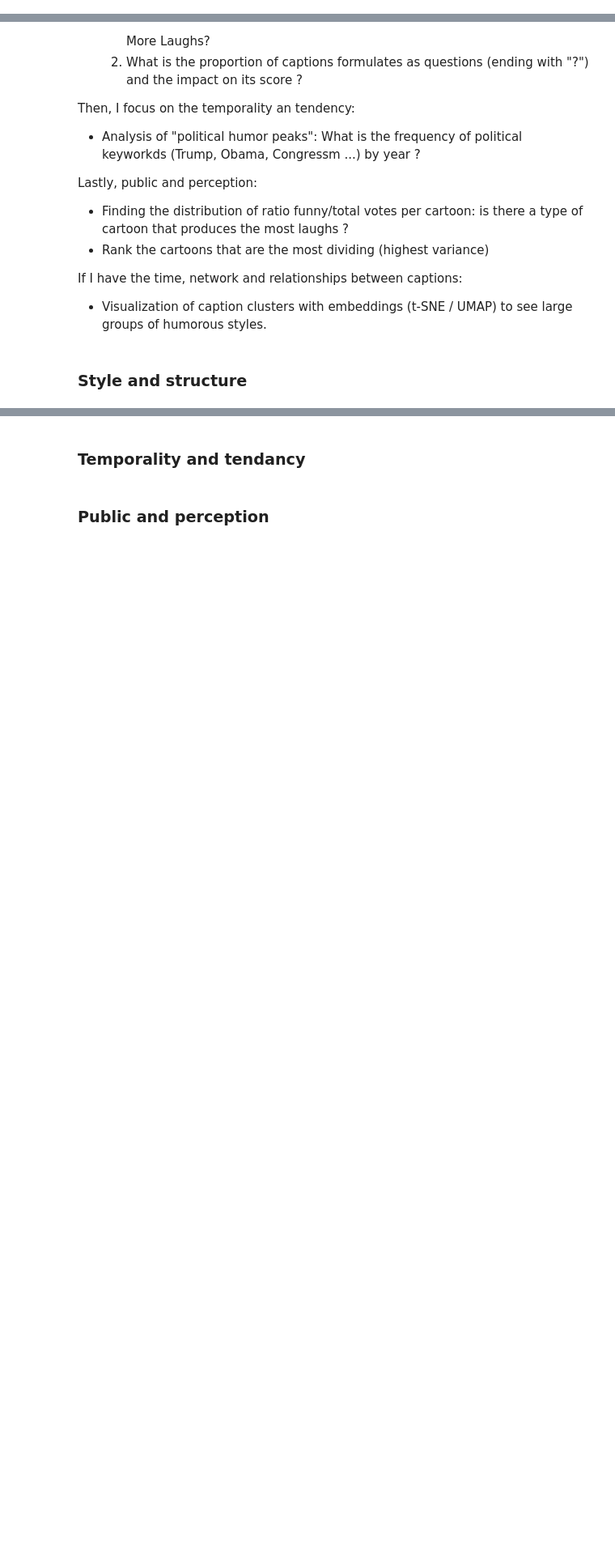
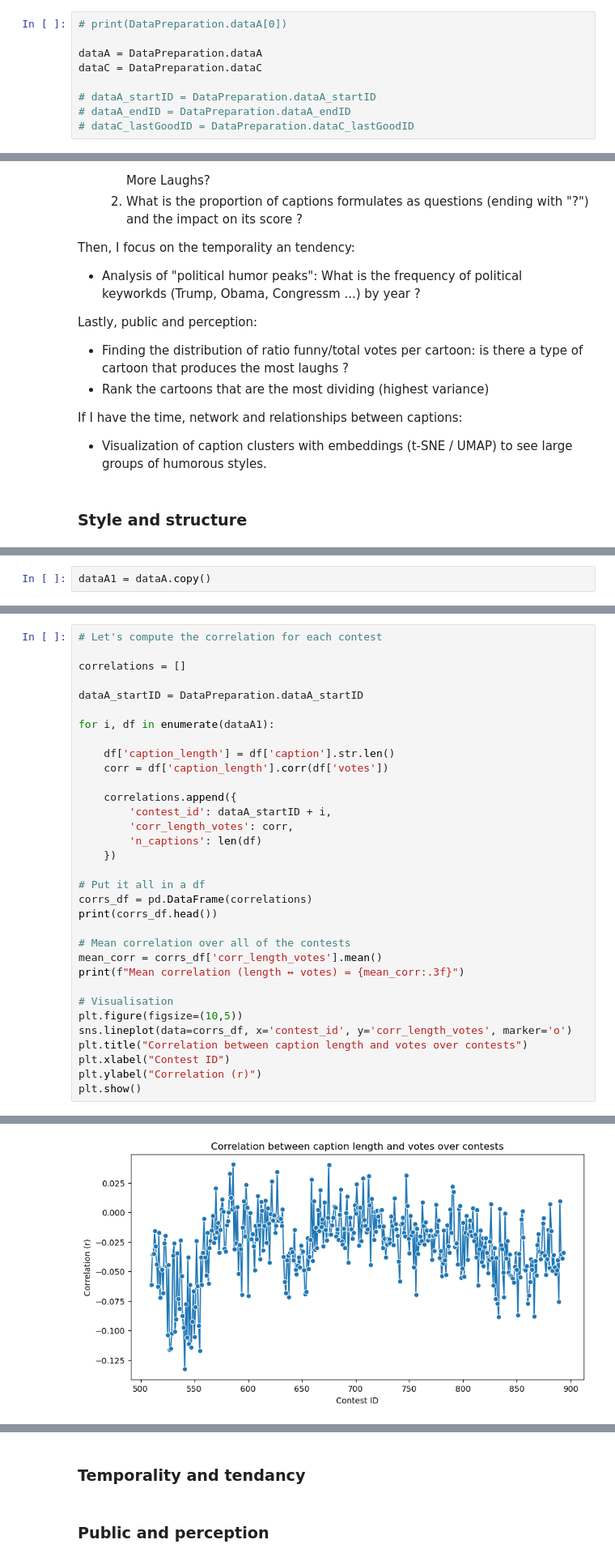
Before and after one commit to epfl-ada/ada-2025-project-adacore42, a Jupyter notebook: Data exploration P2.ipynb, the cells around one changed output, grey strips where cells are left out. Shown at 81% size. Cells and saved outputs as stored; diff of their text form; blank space fills up the shorter version.

```diff
--- a/Data exploration P2.ipynb
+++ b/Data exploration P2.ipynb
@@ -52,0 +19,9 @@ contest[0]
+# %%
+# print(DataPreparation.dataA[0])
+
+dataA = DataPreparation.dataA
+dataC = DataPreparation.dataC
+
+# dataA_startID = DataPreparation.dataA_startID
+# dataA_endID = DataPreparation.dataA_endID
+# dataC_lastGoodID = DataPreparation.dataC_lastGoodID
@@ -74,0 +119,2 @@ If I have the time, network and relationships between captions:
+# %%
+dataA1 = dataA.copy()
@@ -74,0 +133,34 @@ If I have the time, network and relationships between captions:
+# %%
+# Let's compute the correlation for each contest
+
+correlations = []
+
+dataA_startID = DataPreparation.dataA_startID
+
+for i, df in enumerate(dataA1):
+
+    df['caption_length'] = df['caption'].str.len()
+    corr = df['caption_length'].corr(df['votes'])
+
+    correlations.append({
+        'contest_id': dataA_startID + i,
+        'corr_length_votes': corr,
+        'n_captions': len(df)
+    })
+
+# Put it all in a df
+corrs_df = pd.DataFrame(correlations)
+print(corrs_df.head())
+
+# Mean correlation over all of the contests
+mean_corr = corrs_df['corr_length_votes'].mean()
+print(f"Mean correlation (length ↔ votes) = {mean_corr:.3f}")
+
+# Visualisation
+plt.figure(figsize=(10,5))
+sns.lineplot(data=corrs_df, x='contest_id', y='corr_length_votes', marker='o')
+plt.title("Correlation between caption length and votes over contests")
+plt.xlabel("Contest ID")
+plt.ylabel("Correlation (r)")
+plt.show()
+# %% [output]
@@ -74,0 +174 @@ If I have the time, network and relationships between captions:
+[figure, added]
```
Also changed, not shown: parts of 10 cells of this notebook, 3 other files.
